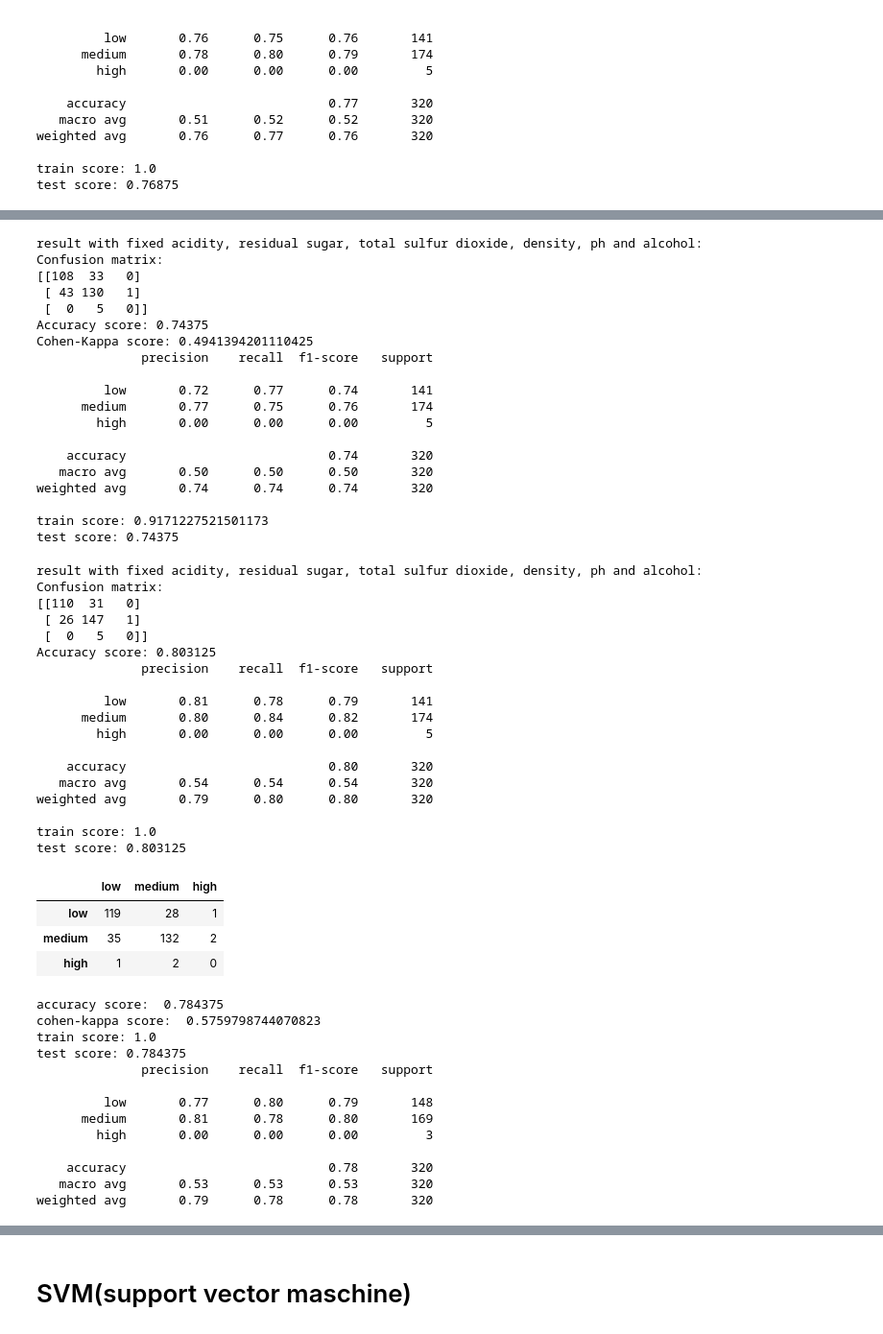
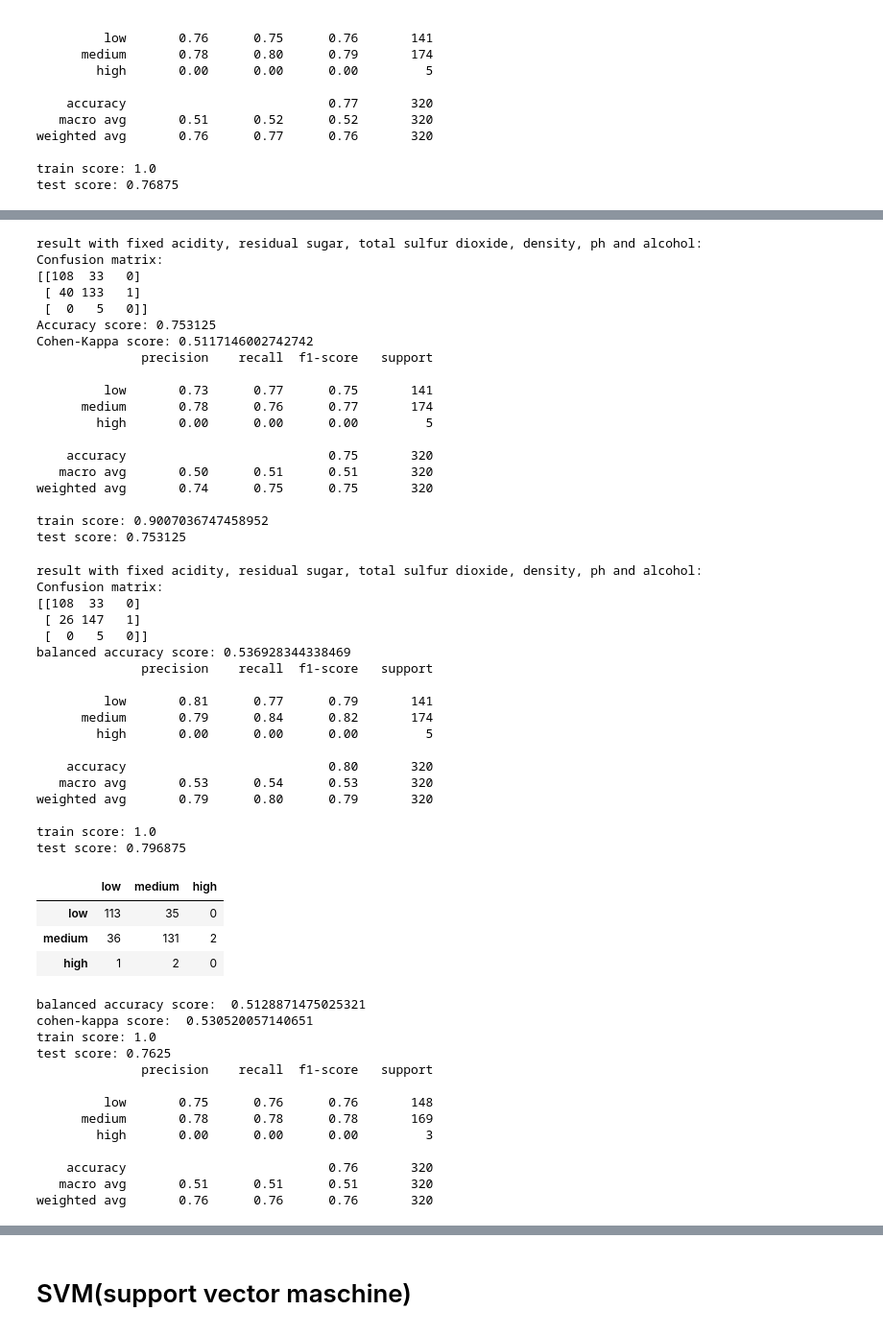
Before and after one commit to satomi26/Project-2, a Jupyter notebook: maschine_learning_modell.ipynb, the cells around one changed output, grey strips where cells are left out. Shown at 96% size. Drawn from its saved outputs; the diff is of its cells as text; code cells hidden in the pictures.

```diff
--- a/maschine_learning_modell.ipynb
+++ b/maschine_learning_modell.ipynb
@@ -1859,7 +1945,6 @@ test score: 0.76875
 # %%
-# with fixed acidity, total sulfur dioxide, residual sugar, density, pH and alcohol.
-X = df_red[["fixed acidity", "volatile acidity", "citric acid", "residual sugar","chlorides", "free sulfur dioxide",
-               "total sulfur dioxide", "density", "pH","sulphates", "alcohol"]]
+# with alcohol, sulphates, volatile acidity, total sulfur dioxide.
+X = df_red[["volatile acidity", "total sulfur dioxide","sulphates", "alcohol", ]]
 y = df_red["quality_label"]
 X_train, X_test, y_train, y_test = train_test_split(X, y, test_size=0.2, random_state=42)
 
@@ -1881,25 +1966,25 @@ print(f"test score: {rf.score(X_test, y_test)}")
 result with fixed acidity, residual sugar, total sulfur dioxide, density, ph and alcohol:
 Confusion matrix:
 [[108  33   0]
- [ 43 130   1]
+ [ 40 133   1]
  [  0   5   0]]
-Accuracy score: 0.74375
-Cohen-Kappa score: 0.4941394201110425
+Accuracy score: 0.753125
+Cohen-Kappa score: 0.5117146002742742
               precision    recall  f1-score   support
 
-         low       0.72      0.77      0.74       141
-      medium       0.77      0.75      0.76       174
+         low       0.73      0.77      0.75       141
+      medium       0.78      0.76      0.77       174
         high       0.00      0.00      0.00         5
 
-    accuracy                           0.74       320
-   macro avg       0.50      0.50      0.50       320
-weighted avg       0.74      0.74      0.74       320
+    accuracy                           0.75       320
+   macro avg       0.50      0.51      0.51       320
+weighted avg       0.74      0.75      0.75       320
 
-train score: 0.9171227521501173
-test score: 0.74375
+train score: 0.9007036747458952
+test score: 0.753125
 # %%
 # with fixed acidity, total sulfur dioxide, residual sugar, density, pH and alcohol.
-X = df_red[["volatile acidity",  "residual sugar", "total sulfur dioxide", "density", "pH", "alcohol"]]
+X = df_red[["volatile acidity", "residual sugar", "total sulfur dioxide", "density", "pH", "alcohol"]]
 y = df_red["quality_label"]
 X_train, X_test, y_train, y_test = train_test_split(X, y, test_size=0.2, random_state=42)
 
@@ -1912,68 +1997,68 @@ kappa = cohen_kappa_score(pred_lr, y_test)
 print("result with fixed acidity, residual sugar, total sulfur dioxide, density, ph and alcohol: ")
 print("Confusion matrix:")
 print(confusion_matrix(y_test, pred_lr))
-print("Accuracy score:", accuracy_score(y_test, pred_lr))
+print("balanced accuracy score:", balanced_accuracy_score(y_test, pred_lr))
 print(classification_report(y_test, pred_lr, target_names=["low","medium", "high"]))
 print(f"train score: {rf.score(X_train, y_train)}")
 print(f"test score: {rf.score(X_test, y_test)}")
 # %% [output]
 result with fixed acidity, residual sugar, total sulfur dioxide, density, ph and alcohol:
 Confusion matrix:
-[[110  31   0]
+[[108  33   0]
  [ 26 147   1]
  [  0   5   0]]
-Accuracy score: 0.803125
+balanced accuracy score: 0.536928344338469
               precision    recall  f1-score   support
 
-         low       0.81      0.78      0.79       141
-      medium       0.80      0.84      0.82       174
+         low       0.81      0.77      0.79       141
+      medium       0.79      0.84      0.82       174
         high       0.00      0.00      0.00         5
 
     accuracy                           0.80       320
-   macro avg       0.54      0.54      0.54       320
-weighted avg       0.79      0.80      0.80       320
+   macro avg       0.53      0.54      0.53       320
+weighted avg       0.79      0.80      0.79       320
 
 train score: 1.0
-test score: 0.803125
+test score: 0.796875
 # %%
 X = df_red[["residual sugar", "density", "alcohol", "pH"]]
 y = df_red["quality_label"]
 
 X_train, X_test, y_train, y_test = train_test_split(X,y,test_size=0.2, random_state=0)
 clf = RandomForestClassifier()
 clf.fit(X_train, y_train)
 pred = clf.predict(X_test)
-accuracy = accuracy_score(y_test, pred)
+balanced_accuracy = balanced_accuracy_score(y_test, pred)
 kappa = cohen_kappa_score(pred, y_test)
 
 labels = np.unique(y_test)
 a = confusion_matrix(y_test, pred, labels=labels)
 a = pd.DataFrame(a, index=("low","medium", "high"), columns=("low","medium", "high"))
 display(a)
-print(f"accuracy score: ",accuracy)
+print(f"balanced accuracy score: ", balanced_accuracy)
 print(f"cohen-kappa score: ",kappa)
 
 print(f"train score: {clf.score(X_train, y_train)}")
 print(f"test score: {clf.score(X_test, y_test)}")
 print(classification_report(y_test, pred, target_names=["low","medium", "high"]))
 # %% [output]
 |  | low | medium | high |
-| low | 119 | 28 | 1 |
-| medium | 35 | 132 | 2 |
+| low | 113 | 35 | 0 |
+| medium | 36 | 131 | 2 |
 | high | 1 | 2 | 0 |
-accuracy score:  0.784375
-cohen-kappa score:  0.5759798744070823
+balanced accuracy score:  0.5128871475025321
+cohen-kappa score:  0.530520057140651
 train score: 1.0
-test score: 0.784375
+test score: 0.7625
               precision    recall  f1-score   support
 
-         low       0.77      0.80      0.79       148
-      medium       0.81      0.78      0.80       169
+         low       0.75      0.76      0.76       148
+      medium       0.78      0.78      0.78       169
         high       0.00      0.00      0.00         3
 
-    accuracy                           0.78       320
-   macro avg       0.53      0.53      0.53       320
-weighted avg       0.79      0.78      0.78       320
+    accuracy                           0.76       320
+   macro avg       0.51      0.51      0.51       320
+weighted avg       0.76      0.76      0.76       320
 # %%
 X = df_white[["residual sugar", "density", "alcohol", "pH"]]
 y = df_white["quality_label"]
```
Also changed, not shown: parts of 11 cells of this notebook, 1 other file.
